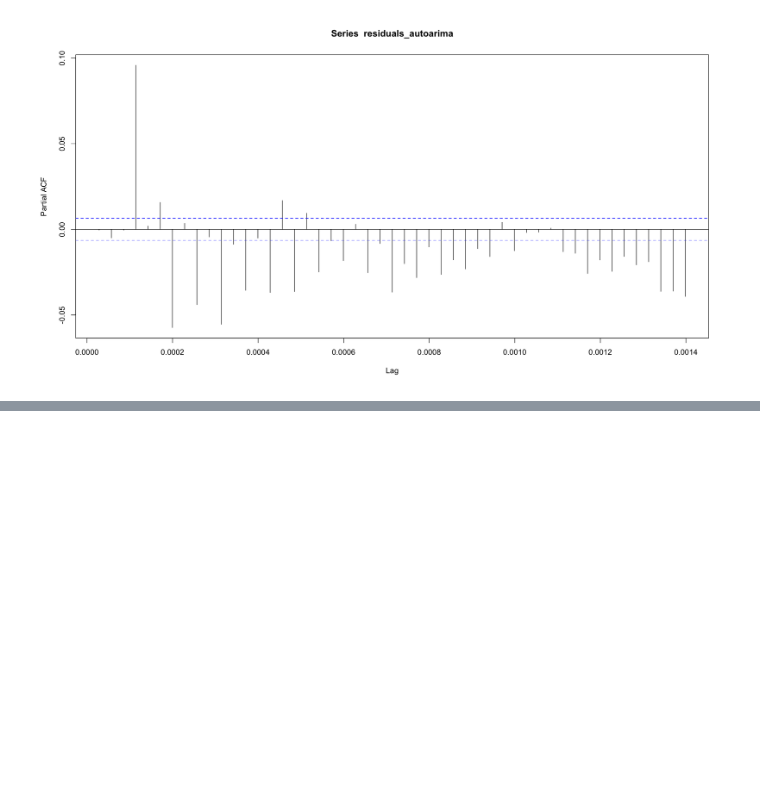
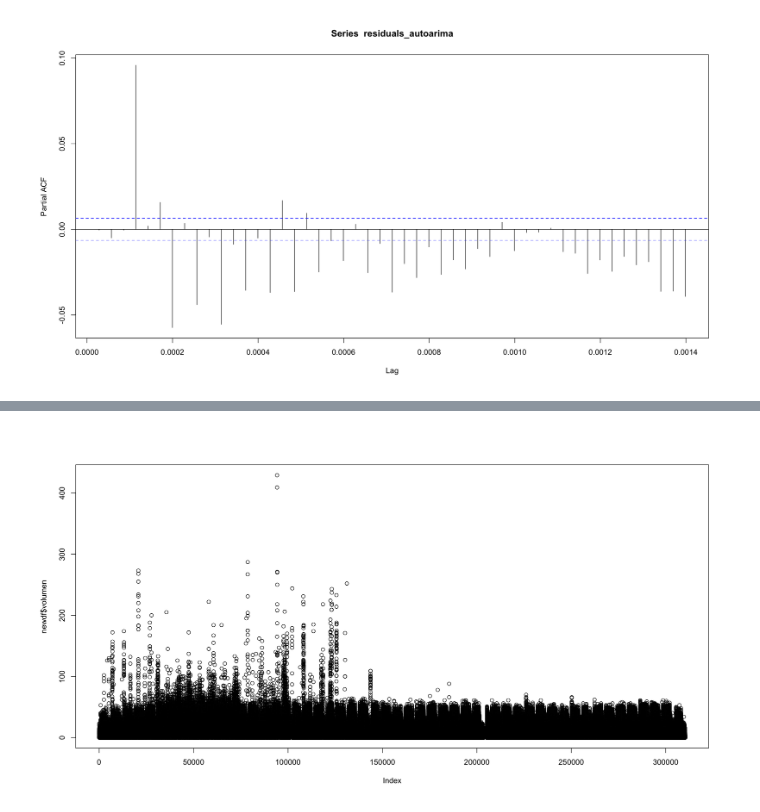
Before and after one commit to FelipeBastarrica/Obligatorio-Series-Temporales, a Jupyter notebook: Obligatorio_ST.ipynb, the cells around one changed output, grey strips where cells are left out. Saved outputs shown, nothing was run; the diff lists cells and outputs as text; code cells hidden in the pictures; blank space fills up the shorter version.

```diff
--- a/Obligatorio_ST.ipynb
+++ b/Obligatorio_ST.ipynb
@@ -221,0 +258,23 @@ pacf(residuals_autoarima)
+# %%
+# some made-up data
+originaldf <- df_raw
+
+
+
+originaldf$minAsPOSIX <- as.POSIXct(originaldf$date, format="%d/%m/%y %H:%M",tz="GMT")
+
+
+
+# Generate vector of all minutes
+ndays <- 365 # number of days to generate
+minAsNumeric <-seq(0,60*60*24*ndays,by=5*60)# 60*60*24*243 +
+
+
+
+# convert those minutes to POSIX
+minAsPOSIX <- as.POSIXct(minAsNumeric, origin="2017-01-01", tz="GMT")
+
+base_df = data.frame(minAsPOSIX)
+
+# new df
+newdf <- merge(base_df,originaldf,all.x=TRUE, by="minAsPOSIX")
@@ -221,0 +303,5 @@ pacf(residuals_autoarima)
+# %%
+ts(newdf$volumen, frequency=freq, start=c(2017,1))
+plot(newdf$volumen)
+# %% [output]
+[figure, added]
```
Also changed, not shown: parts of 14 cells of this notebook.
